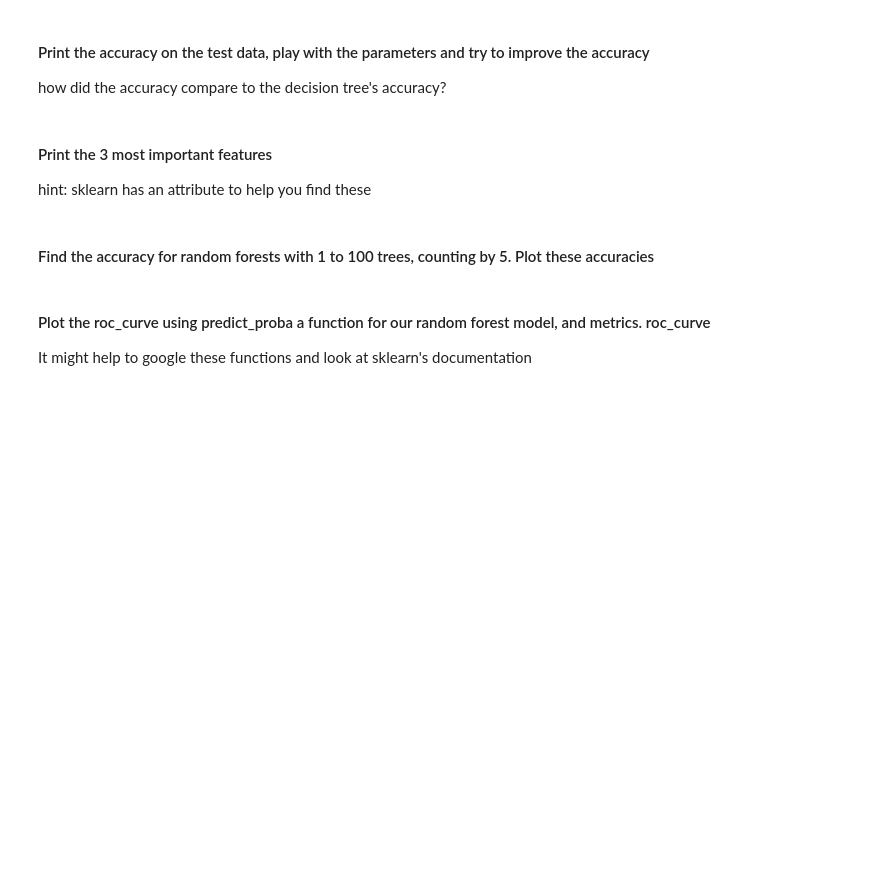
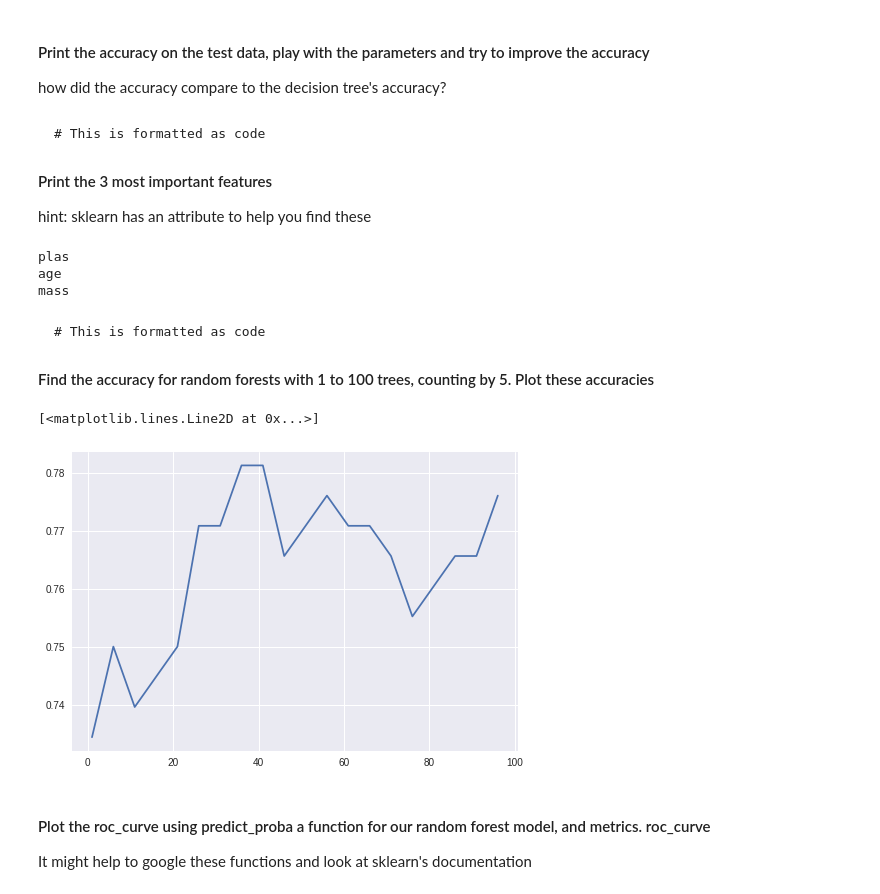
Before and after one commit to vishnurmurthy/Week1_public, a Jupyter notebook: Decision Tree/DecisionTreeWorksheetStudent.ipynb, the cells around one changed output. Drawn from its saved outputs; the diff is of its cells as text; code cells hidden in the pictures; blank space fills up the shorter version.

````diff
--- a/Decision Tree/DecisionTreeWorksheetStudent.ipynb
+++ b/Decision Tree/DecisionTreeWorksheetStudent.ipynb
@@ -156,3 +143,9 @@ how did the accuracy compare to the decision tree's accuracy?<br>
 # %% [markdown]
+
+
+```
+# This is formatted as code
+```
+
 #### Print the 3 most important features<br>
 hint: sklearn has an attribute to help you find these
@@ -161,2 +152,17 @@ hint: sklearn has an attribute to help you find these
+# %%
+sortedarr = sorted(list(model.feature_importances_))[::-1]
+for i in range(3):
+  index = list(model.feature_importances_).index(sortedarr[i])
+  print(labels[index])
+# %% [output]
+plas
+age
+mass
 # %% [markdown]
+
+
+```
+# This is formatted as code
+```
+
 #### Find the accuracy for random forests with 1 to 100 trees, counting by 5. Plot these accuracies
@@ -165,3 +169,16 @@ hint: sklearn has an attribute to help you find these
+# %%
+yval = []
+xval = []
+for i in range(1,100,5):
+  model = RandomForestClassifier(n_estimators=i, random_state=0)
+  model.fit(X_train, y_train)
+  y_test_predict = model.predict(X_test)
+  yval.append(metrics.accuracy_score(y_test, y_test_predict))
+  xval.append(i)
+plt.plot(xval,yval)
+# %% [output]
+[<matplotlib.lines.Line2D at 0x...>]
+[figure, added]
 # %% [markdown]
 #### Plot the roc_curve using predict_proba a function for our random forest model, and metrics. roc_curve <br>
 It might help to google these functions and look at sklearn's documentation
````
Also changed, not shown: parts of 12 cells of this notebook.
